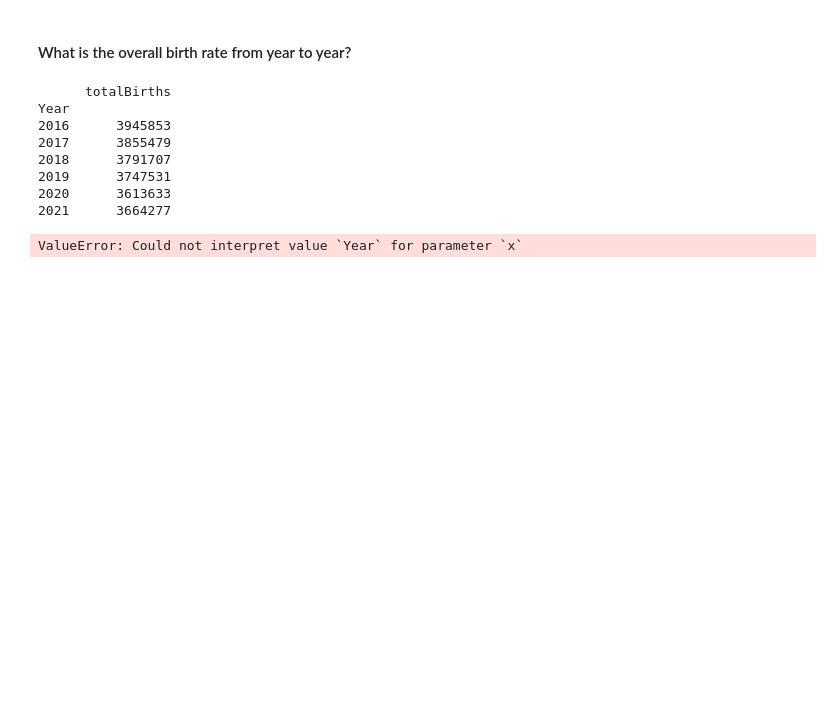
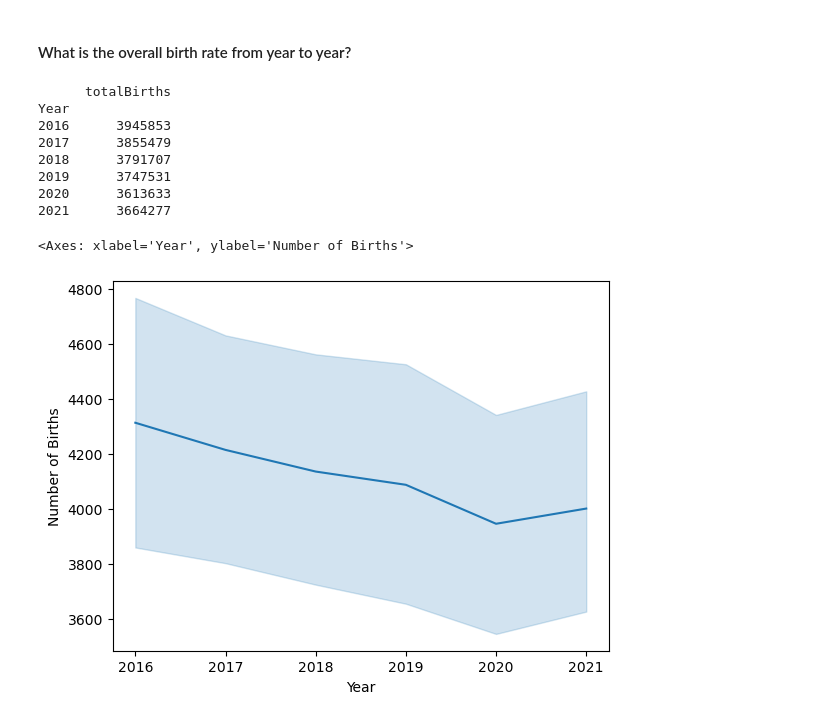
Before and after one commit to jLucas121/ISDA111, a Jupyter notebook: UsBirths.ipynb, the cells around one changed output. Drawn from its saved outputs; the diff is of its cells as text; code cells hidden in the pictures; blank space fills up the shorter version.

```diff
--- a/UsBirths.ipynb
+++ b/UsBirths.ipynb
@@ -166,15 +166,9 @@ Year
 2019      3747531
 2020      3613633
 2021      3664277
-# %%
-sns.lineplot(x='Year', y='count_YearlyBirths')
-
-# Add title and labels
-plt.title("Line Plot")
-plt.xlabel("Year")
-plt.ylabel("Number of Births")
-
-# Show the plot
-plt.show()
-# %% [output]
-ValueError: Could not interpret value `Year` for parameter `x`
+# %%
+YearlyData = data.query("Year == 'Number of Births'")
+sns.lineplot(data=data, x="Year", y="Number of Births")
+# %% [output]
+<Axes: xlabel='Year', ylabel='Number of Births'>
+[figure, added]
```
